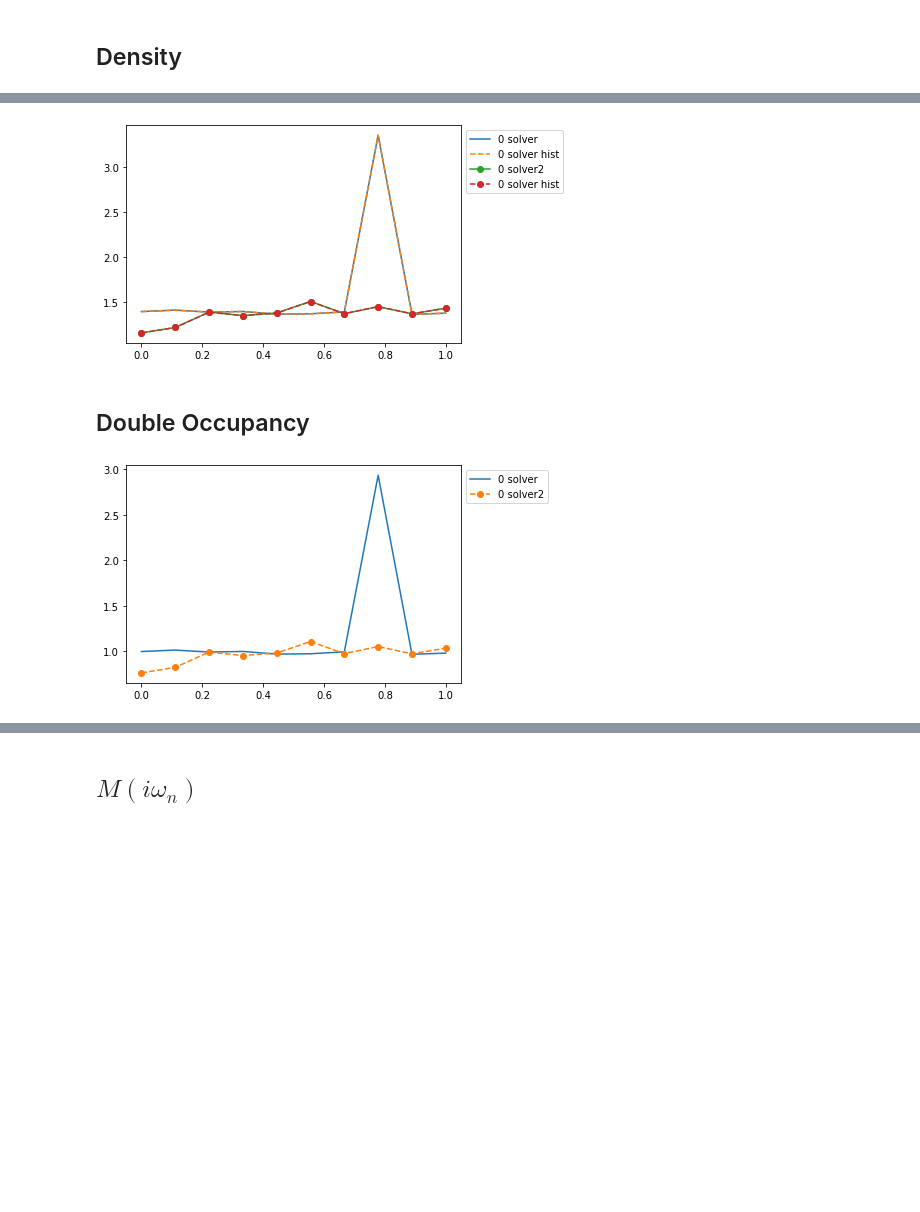
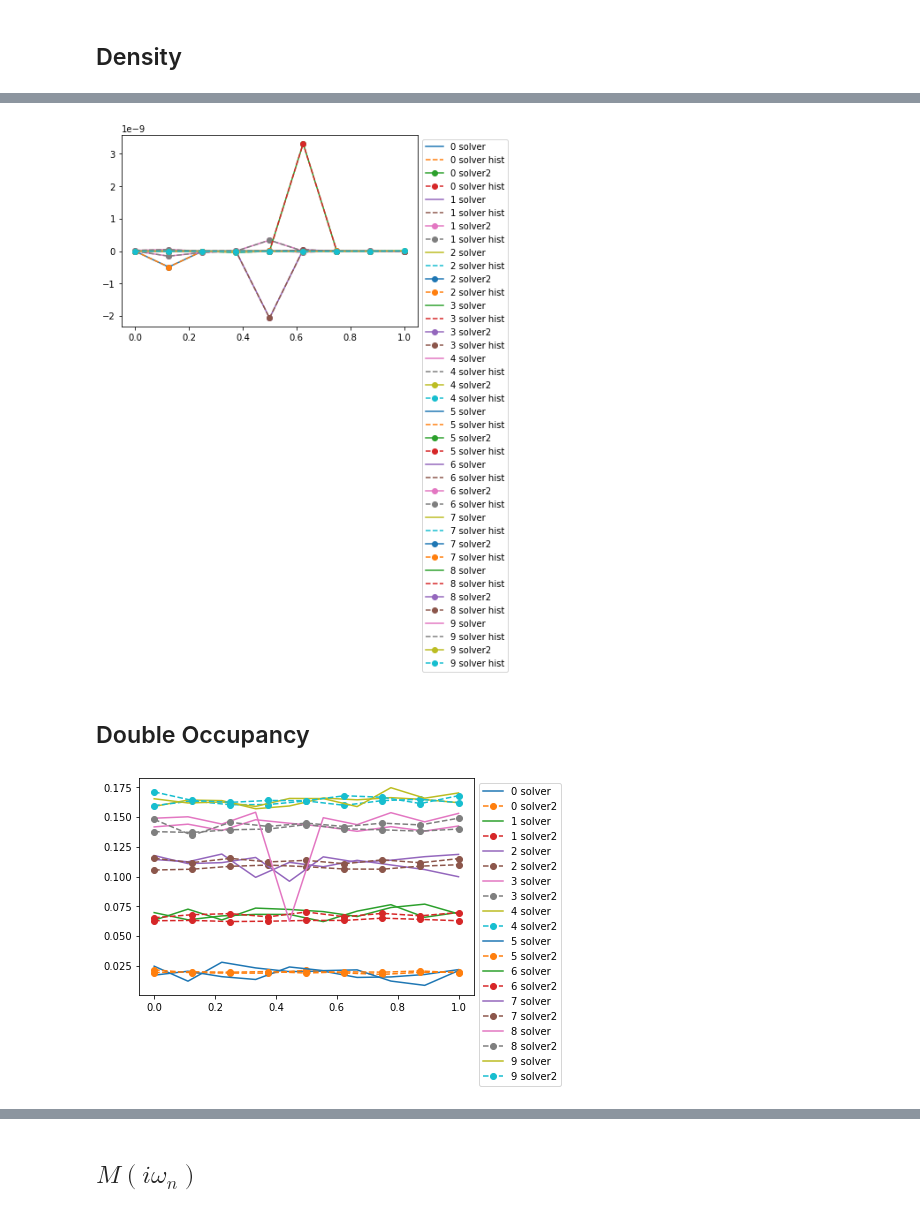
Before and after one commit to adrien-c-lopez/ctint_tutorial, a Jupyter notebook: examples/analysis.ipynb, the cells around one changed output, grey strips where cells are left out. Cells and saved outputs as stored; diff of their text form; code cells hidden in the pictures; blank space fills up the shorter version.

```diff
--- a/examples/analysis.ipynb
+++ b/examples/analysis.ipynb
@@ -128,7 +133,7 @@ for id in ids:
 
     with HDFArchive(files[id],'r') as A:
         for i in range(Ns[id]):
-            Z1[i] = A[f"hist_sign_{i}"][1]/A[f"hist_sign_{i}"][0]
+            Z1[i] = A[f"hist_sign"][i][1]/A[f"hist_sign"][i][0]
 
     plt.plot(k,Z1.real)
     Z1_th = -U[id]*beta[id]*(n-delta0[id]+delta[id])*(n-delta0[id]-delta[id])
@@ -223,19 +240,19 @@ invalid 9
 # %% [markdown]
 ## Density
 # %%
-for id in ids:#[1,2,4,6]: #[5]:#[0,1,2,3,4,6]:#[1:]:
+for id in ids:
     k = np.linspace(0,1,Ns[id])
     n = np.zeros((Ns[id],2),dtype=complex)
     with HDFArchive(files[id],'r') as A:
         for i in range(Ns[id]):
-            n[i] = A[f"n_{i}"]+delta0[id]
+            n[i] = A[f"n"][i]+delta0[id]
     plt.plot(k,n.real,label=[f"{id} solver up",f"{id} solver down"])
 
     k = np.linspace(0,1,Ns2[id])
     n2 = np.zeros((Ns2[id],2),dtype=complex)
     with HDFArchive(files2[id],'r') as B:
         for i in range(Ns2[id]):
-            n2[i] = B[f"n_{i}"]+delta0[id]
+            n2[i] = B[f"n"][i]+delta0[id]
     plt.plot(k,n2.real,'o--',label=[f"{id} solver2 up",f"{id} solver2 down"])
 
 plt.legend(bbox_to_anchor=(1,1))
@@ -245,20 +262,19 @@ plt.show()
 # %%
-for id in ids:#[0,1,2,3,4,6]:
+for id in ids:
 
     with HDFArchive(files[id],'r') as A:
         for i in range(Ns[id]):
-            N = len(A[f'hist_n_{i}'])
+            N = len(A[f'hist_n'][i])
             k = np.arange(N//2)*2+1
-            h = fuse_eo(A[f'hist_n_{i}'][:N-N%2])
+            h = fuse_eo(A[f'hist_n'][i])
             plt.plot(k,h.real,'r.--')
 
         with HDFArchive(files2[id],'r') as B:
             for i in range(Ns2[id]):
-                N = len(B[f'hist_n_{i}'])
+                N = len(B[f'hist_n'][i])
                 k = np.arange(N)
-                h = B[f'hist_n_{i}']
+                h = B[f'hist_n'][i]
                 plt.plot(k,h.real,'b.')
 
-plt.legend(bbox_to_anchor=(1,1))
 plt.show()
 # %% [output]
@@ -267,20 +282,19 @@ No artists with labels found to put in legend.  Note that artists whose label st
 # %%
-for id in ids: #[5]:#[0,1,2,3,4,6]:#[1:]:
+for id in ids:
 
     with HDFArchive(files[id],'r') as A:
         for i in range(Ns[id]):
-            N = len(A[f'hist_n_{i}'])
+            N = len(A[f'hist_n'][i])
             k = np.arange(N//2)*2+1
-            h = fuse_eo(A[f'hist_n_{i}'][:N-N%2])
+            h = fuse_eo(A[f'hist_n'][i])
             plt.plot(k,h.imag,'r.--')
 
         with HDFArchive(files2[id],'r') as B:
             for i in range(Ns2[id]):
-                N = len(B[f'hist_n_{i}'])
+                N = len(B[f'hist_n'][i])
                 k = np.arange(N)
-                h = B[f'hist_n_{i}']#*2
+                h = B[f'hist_n'][i]
                 plt.plot(k,h.imag,'b.')
 
-plt.legend(bbox_to_anchor=(1,1))
 plt.show()
 # %% [output]
@@ -289,40 +302,38 @@ No artists with labels found to put in legend.  Note that artists whose label st
 # %%
-for id in ids:#[5]:#[0,1,2,3,4,6]:#[1:]:
+for id in ids:
     k = np.linspace(0,1,Ns[id])
     n = np.zeros(Ns[id],dtype=complex)
     n_hist = np.zeros(Ns[id],dtype=complex)
     with HDFArchive(files[id],'r') as A:
         for i in range(Ns[id]):
-            n[i] = np.sum(A[f"n_{i}"])
-            n_hist[i] = np.sum(A[f"hist_n_{i}"])
+            n[i] = np.sum(A[f"n"][i])
+            n_hist[i] = np.sum(A[f"hist_n"][i])
     plt.plot(k,n.real,label=f"{id} solver")
     plt.plot(k,n_hist.real,'--',label=f"{id} solver hist")
 
     k = np.linspace(0,1,Ns2[id])
     n2 = np.zeros(Ns2[id],dtype=complex)
     n_hist2 = np.zeros(Ns2[id],dtype=complex)
     with HDFArchive(files2[id],'r') as B:
         for i in range(Ns2[id]):
-            n2[i] = np.sum(B[f"n_{i}"])
-            n_hist2[i] = np.sum(B[f"hist_n_{i}"])
+            n2[i] = np.sum(B[f"n"][i])
+            n_hist2[i] = np.sum(B[f"hist_n"][i])
     plt.plot(k,n2.real,'o-',label=f"{id} solver2")
     plt.plot(k,n_hist2.real,'o--',label=f"{id} solver hist")
 
 plt.legend(bbox_to_anchor=(1,1))
 plt.show()
 # %% [output]
-[figure, old version]
+[figure, new version]
 # %% [markdown]
 ## Double Occupancy
 # %%
-for id in ids: #[1,2,3,4]:#[0,1,2,3,4,6]:
+for id in ids:
     k = np.linspace(0,1,Ns[id])
-    d = np.zeros(Ns[
-        id],dtype=complex)
+    d = np.zeros(Ns[id],dtype=complex)
     with HDFArchive(files[id],'r') as A:
         for i in range(Ns[id]):
-            #d[i] = A[f"d_{i}"]+delta0[id]*(np.sum(A[f"n_{i}"]+delta0[id])+delta0[id]**2-delta[id]**2)
-            d[i] = A[f"d_{i}"]+(delta0[id])*np.sum(A[f"n_{i}"])+delta0[id]**2+delta[id]**2
+            d[i] = A[f"d"][i]+(delta0[id])*np.sum(A[f"n"][i])+delta0[id]**2+delta[id]**2
 
     plt.plot(k,d.real,label=f"{id} solver")
 
@@ -330,12 +341,11 @@ for id in ids: #[1,2,3,4]:#[0,1,2,3,4,6]:
     d2 = np.zeros(Ns2[id],dtype=complex)
     with HDFArchive(files2[id],'r') as B:
         for i in range(Ns2[id]):
-            #d2[i] = B[f"d_{i}"]+delta0[id]*(np.sum(B[f"n_{i}"]+delta0[id])+delta0[id]**2-delta[id]**2)
-            d2[i] = B[f"d_{i}"]+(delta0[id])*np.sum(B[f"n_{i}"])+delta0[id]**2+delta[id]**2
+            d2[i] = B[f"d"][i]+(delta0[id])*np.sum(B[f"n"][i])+delta0[id]**2+delta[id]**2
     plt.plot(k,d2.real,"o--",label=f"{id} solver2")
 
 plt.legend(bbox_to_anchor=(1,1))
 plt.show()
 # %% [output]
-[figure, old version]
+[figure, new version]
 # %%
```
Also changed, not shown: parts of 23 cells of this notebook, 53 other files.
